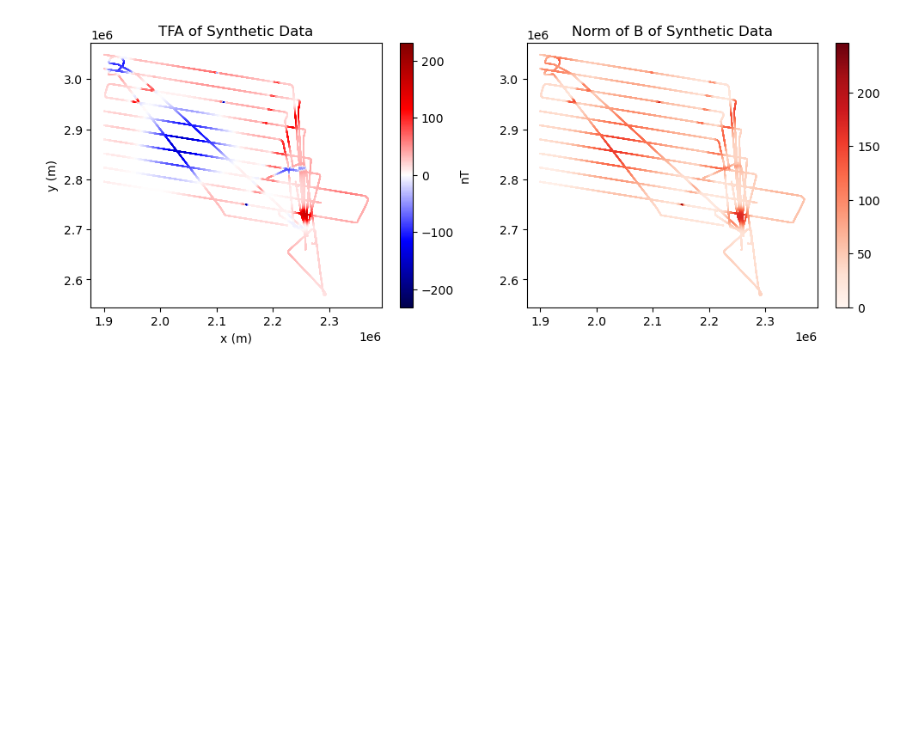
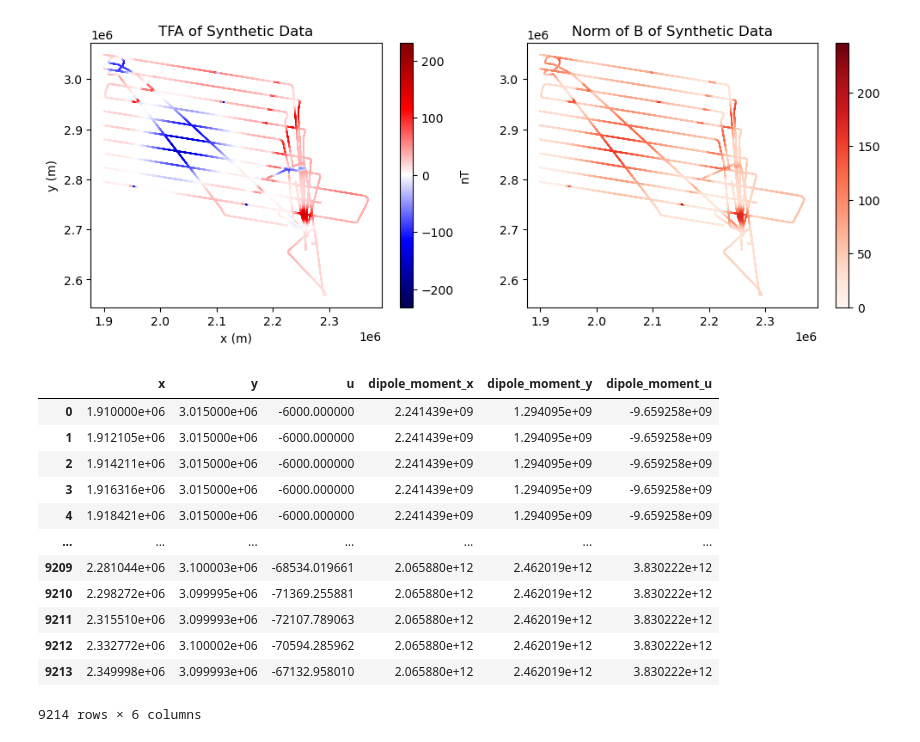
Before and after one commit to compgeolab/eqs-magnetic-dual-layer, a Jupyter notebook: code/05_icegrav_datasets.ipynb, the cells around one changed output. Cells and saved outputs as stored; diff of their text form; code cells hidden in the pictures; blank space fills up the shorter version.

```diff
--- a/code/05_icegrav_datasets.ipynb
+++ b/code/05_icegrav_datasets.ipynb
@@ -139,9 +159,25 @@ plt.show()
 # %%
-# icegrav_synthetic_sources = pd.DataFrame(np.transpose(source_coordinates), columns= ['x','y','u'])
-# icegrav_synthetic_sources.insert(3, 'dipole_moment_x', np.transpose(dipole_moments[0]))
-# icegrav_synthetic_sources.insert(4, 'dipole_moment_y', np.transpose(dipole_moments[1]))
-# icegrav_synthetic_sources.insert(5, 'dipole_moment_u', np.transpose(dipole_moments[2]))
-# icegrav_synthetic_sources.to_csv('icegrav_synthetic_sources.csv', index=False)
+icegrav_synthetic_sources = pd.DataFrame(np.transpose(source_coordinates), columns= ['x','y','u'])
+icegrav_synthetic_sources.insert(3, 'dipole_moment_x', np.transpose(dipole_moments[0]))
+icegrav_synthetic_sources.insert(4, 'dipole_moment_y', np.transpose(dipole_moments[1]))
+icegrav_synthetic_sources.insert(5, 'dipole_moment_u', np.transpose(dipole_moments[2]))
+icegrav_synthetic_sources.to_csv('../data/icegrav_synthetic_sources.csv', index=False)
+# %%
+icegrav_synthetic_sources
+# %% [output]
+|  | x | y | u | dipole_moment_x | dipole_moment_y | dipole_moment_u |
+| 0 | 1.910000e+06 | 3.015000e+06 | -6000.000000 | 2.241439e+09 | 1.294095e+09 | -9.659258e+09 |
+| 1 | 1.912105e+06 | 3.015000e+06 | -6000.000000 | 2.241439e+09 | 1.294095e+09 | -9.659258e+09 |
+| 2 | 1.914211e+06 | 3.015000e+06 | -6000.000000 | 2.241439e+09 | 1.294095e+09 | -9.659258e+09 |
+| 3 | 1.916316e+06 | 3.015000e+06 | -6000.000000 | 2.241439e+09 | 1.294095e+09 | -9.659258e+09 |
+| 4 | 1.918421e+06 | 3.015000e+06 | -6000.000000 | 2.241439e+09 | 1.294095e+09 | -9.659258e+09 |
+| ... | ... | ... | ... | ... | ... | ... |
+| 9209 | 2.281044e+06 | 3.100003e+06 | -68534.019661 | 2.065880e+12 | 2.462019e+12 | 3.830222e+12 |
+| 9210 | 2.298272e+06 | 3.099995e+06 | -71369.255881 | 2.065880e+12 | 2.462019e+12 | 3.830222e+12 |
+| 9211 | 2.315510e+06 | 3.099993e+06 | -72107.789063 | 2.065880e+12 | 2.462019e+12 | 3.830222e+12 |
+| 9212 | 2.332772e+06 | 3.100002e+06 | -70594.285962 | 2.065880e+12 | 2.462019e+12 | 3.830222e+12 |
+| 9213 | 2.349998e+06 | 3.099993e+06 | -67132.958010 | 2.065880e+12 | 2.462019e+12 | 3.830222e+12 |
+9214 rows × 6 columns
 # %%
 # grid_coordinates = vd.grid_coordinates([-84.4,-75.0,-35.2,27.6], spacing=0.05, extra_coords=3e3)
 # plt.figure()
```
Also changed, not shown: parts of 8 cells of this notebook, 3 other files.
